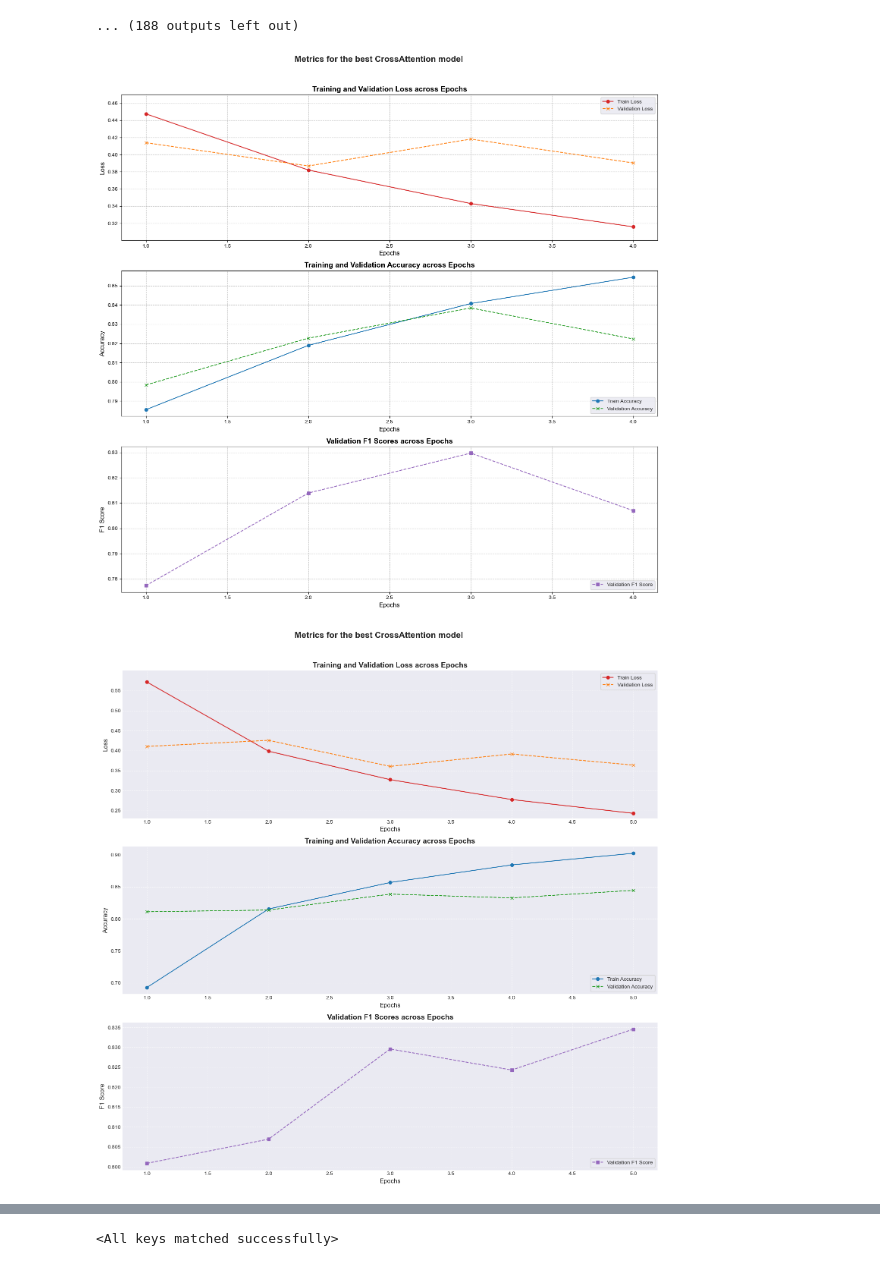
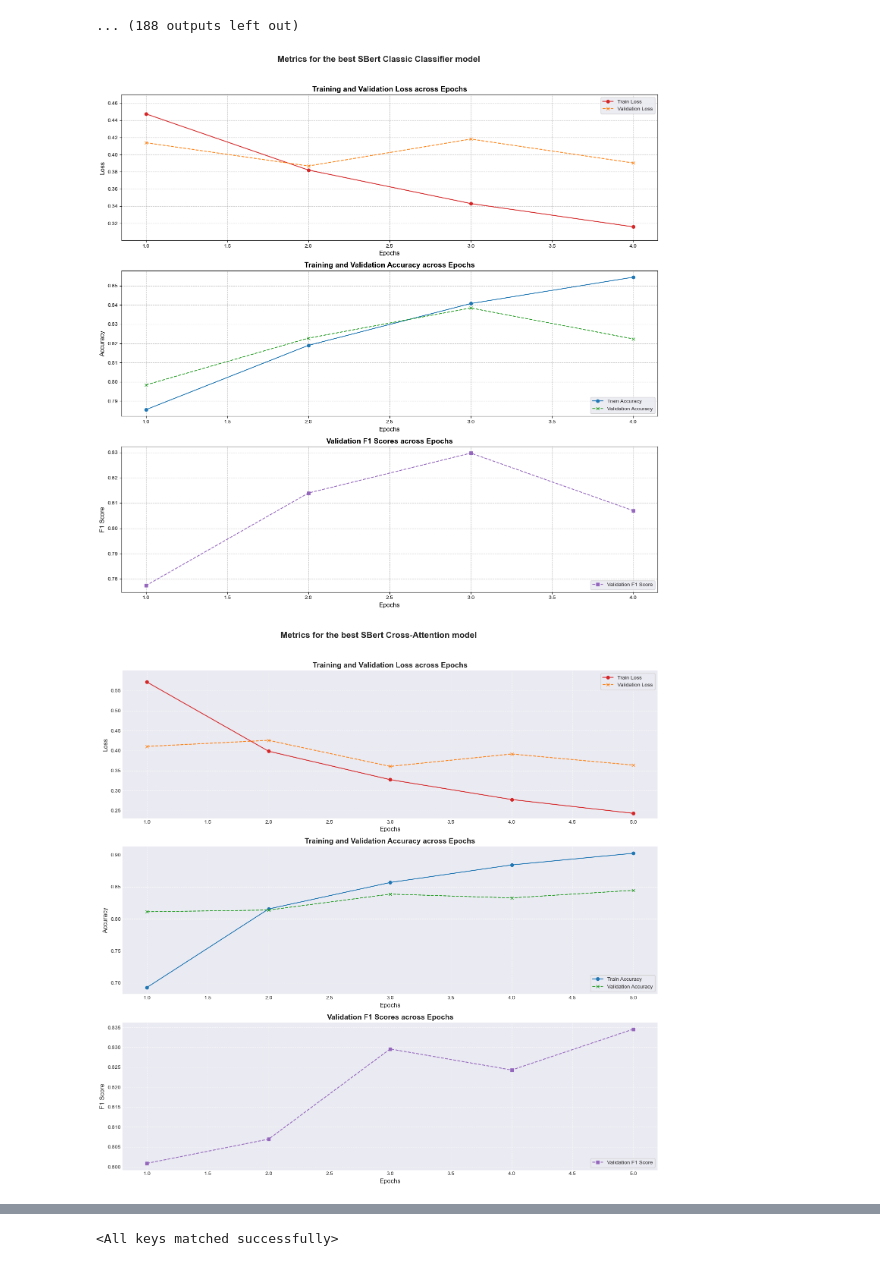
Before and after one commit to soheil-housni/Paraphrase-mining-project, a Jupyter notebook: main.ipynb, the cells around one changed output, grey strips where cells are left out. Cells and saved outputs as stored; diff of their text form; code cells hidden in the pictures.

Commit message:
Adjustments of graphs

```diff
--- a/main.ipynb
+++ b/main.ipynb
@@ -215,11 +215,11 @@ log_bo_results(
 # %%
 classifier_metrics_df=text_to_df("log/BO_cosFalse_06-42-05_metrics.txt")
 cross_attention_metrics_df=text_to_df("log/BO_CrossAttention_20-18-33_metrics.txt")
-plotting_metrics(classifier_metrics_df)
+plotting_metrics(classifier_metrics_df,False)
 plotting_metrics(cross_attention_metrics_df,True)
 # %% [output]
-[figure, old version]
+[figure, new version]
-[figure, old version]
+[figure, new version]
 # %%
 classifier_hp_df=text_to_df("log/BO_cosFalse_06-42-05_hp.txt")
 cross_attention_hp_df=text_to_df("log/BO_CrossAttention_20-18-33_hp.txt")
```
Also changed, not shown: parts of 2 cells of this notebook, 1 other file.
